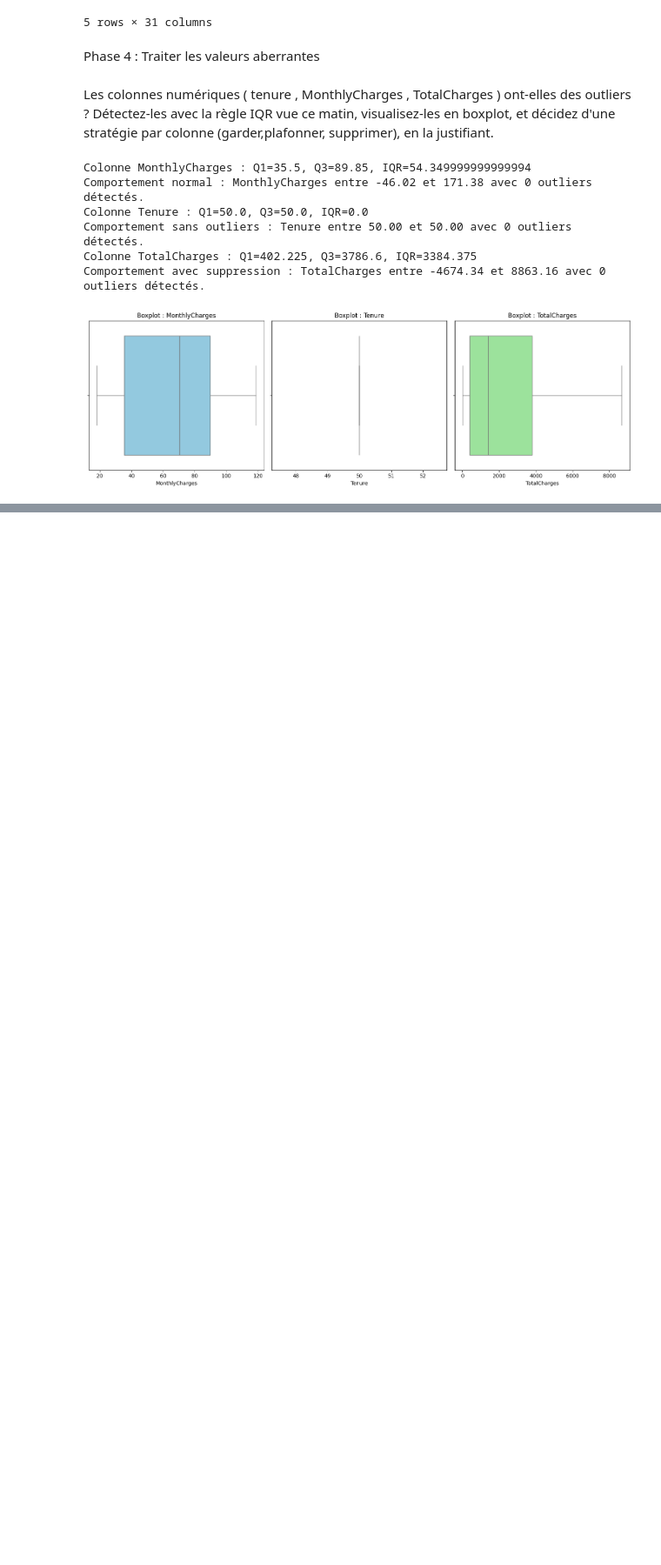
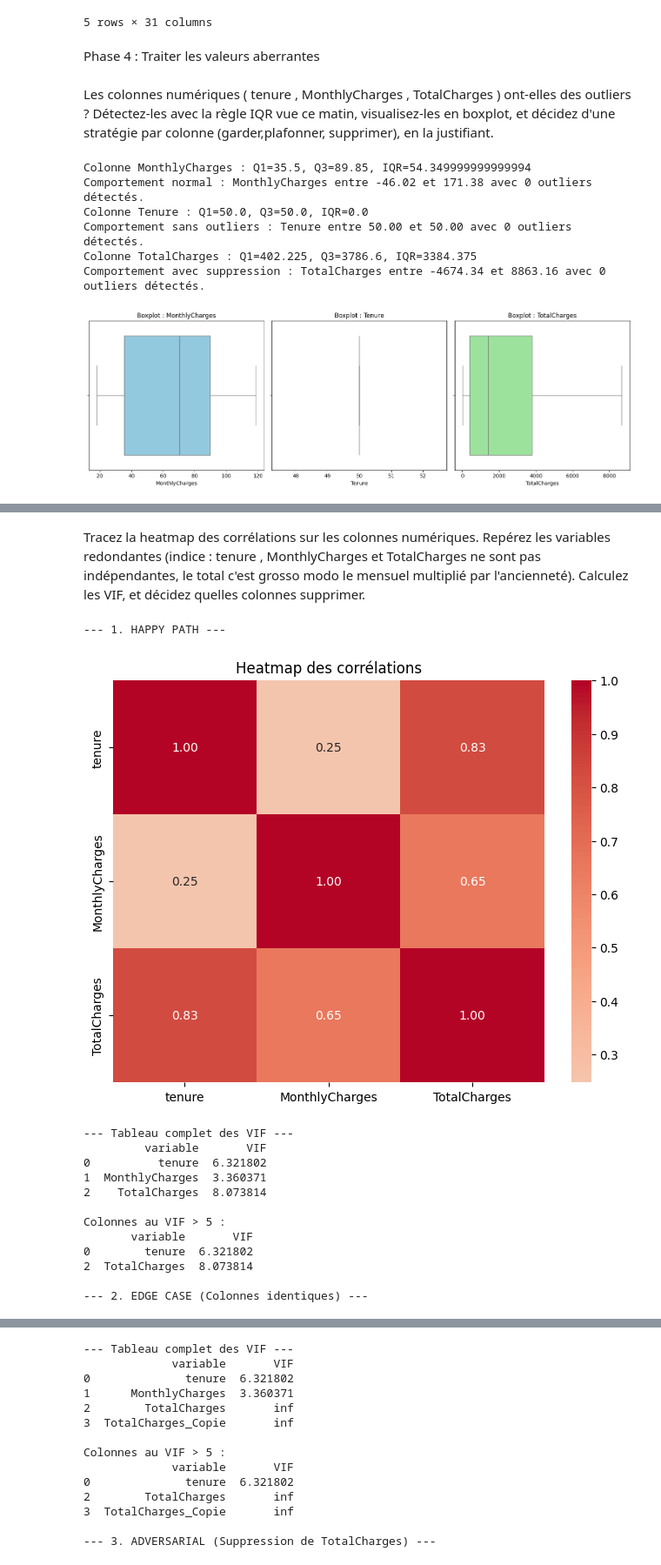
Before and after one commit to Maxime041/arene-des-algos-Maxime_Danino, a Jupyter notebook: j2.ipynb, the cells around one changed output, grey strips where cells are left out. Shown at 87% size. Saved outputs shown, nothing was run; the diff lists cells and outputs as text; code cells hidden in the pictures; blank space fills up the shorter version.

Commit message:
feat(phase5): analyse de la multicolinéarité avec heatmap seaborn et calcul des VIF

```diff
--- a/j2.ipynb
+++ b/j2.ipynb
@@ -255,0 +258,56 @@ Comportement avec suppression : TotalCharges entre -4674.34 et 8863.16 avec 0 ou
+# %% [markdown]
+Tracez la heatmap des corrélations sur les colonnes numériques. Repérez les variables redondantes (indice : tenure , MonthlyCharges et TotalCharges ne sont pas indépendantes, le total c'est grosso modo le mensuel multiplié par l'ancienneté). Calculez les VIF, et décidez quelles colonnes supprimer.
+# %%
+from statsmodels.stats.outliers_influence import variance_inflation_factor
+
+def rapport_multicolinearite(df, colonnes_num):
+    """Affiche la heatmap des corrélations et le VIF de chaque colonne numérique.
+    Doit aider à décider quelle(s) colonne(s) redondante(s) supprimer.
+    """
+
+    X = df[colonnes_num].dropna()
+
+    # TODO : heatmap seaborn des corrélations (Syntaxe exacte du cours)
+    plt.figure(figsize=(8, 6))
+    sns.heatmap(X.corr(), annot=True, fmt=".2f", cmap="coolwarm", center=0)
+    plt.title("Heatmap des corrélations")
+    plt.show()
+
+    # TODO : tableau des VIF (Syntaxe exacte de la page 14)
+    vif = pd.DataFrame()
+    vif["variable"] = X.columns
+    vif["VIF"] = [variance_inflation_factor(X.values, i) for i in range(X.shape[1])]
+
+    print("\n--- Tableau complet des VIF ---")
+    print(vif)
+
+    # TODO : signaler les colonnes au VIF > 5
+    vif_alerte = vif[vif["VIF"] > 5]
+    print("\nColonnes au VIF > 5 :")
+    print(vif_alerte)
+# %%
+print("--- 1. HAPPY PATH ---")
+rapport_multicolinearite(df, ['tenure', 'MonthlyCharges', 'TotalCharges'])
+
+print("\n--- 2. EDGE CASE (Colonnes identiques) ---")
+df_edge = df.copy()
+df_edge['TotalCharges_Copie'] = df_edge['TotalCharges']
+rapport_multicolinearite(df_edge, ['tenure', 'MonthlyCharges', 'TotalCharges', 'TotalCharges_Copie'])
+
+print("\n--- 3. ADVERSARIAL (Suppression de TotalCharges) ---")
+rapport_multicolinearite(df, ['tenure', 'MonthlyCharges'])
+# %% [output]
+--- 1. HAPPY PATH ---
+[figure, added]
+--- Tableau complet des VIF ---
+         variable       VIF
+0          tenure  6.321802
+1  MonthlyCharges  3.360371
+2    TotalCharges  8.073814
+
+Colonnes au VIF > 5 :
+       variable       VIF
+0        tenure  6.321802
+2  TotalCharges  8.073814
+
+--- 2. EDGE CASE (Colonnes identiques) ---
@@ -255,0 +315,14 @@ Comportement avec suppression : TotalCharges entre -4674.34 et 8863.16 avec 0 ou
+--- Tableau complet des VIF ---
+             variable       VIF
+0              tenure  6.321802
+1      MonthlyCharges  3.360371
+2        TotalCharges       inf
+3  TotalCharges_Copie       inf
+
+Colonnes au VIF > 5 :
+             variable       VIF
+0              tenure  6.321802
+2        TotalCharges       inf
+3  TotalCharges_Copie       inf
+
+--- 3. ADVERSARIAL (Suppression de TotalCharges) ---
```
Also changed, not shown: parts of 2 cells of this notebook, 1 other file.
